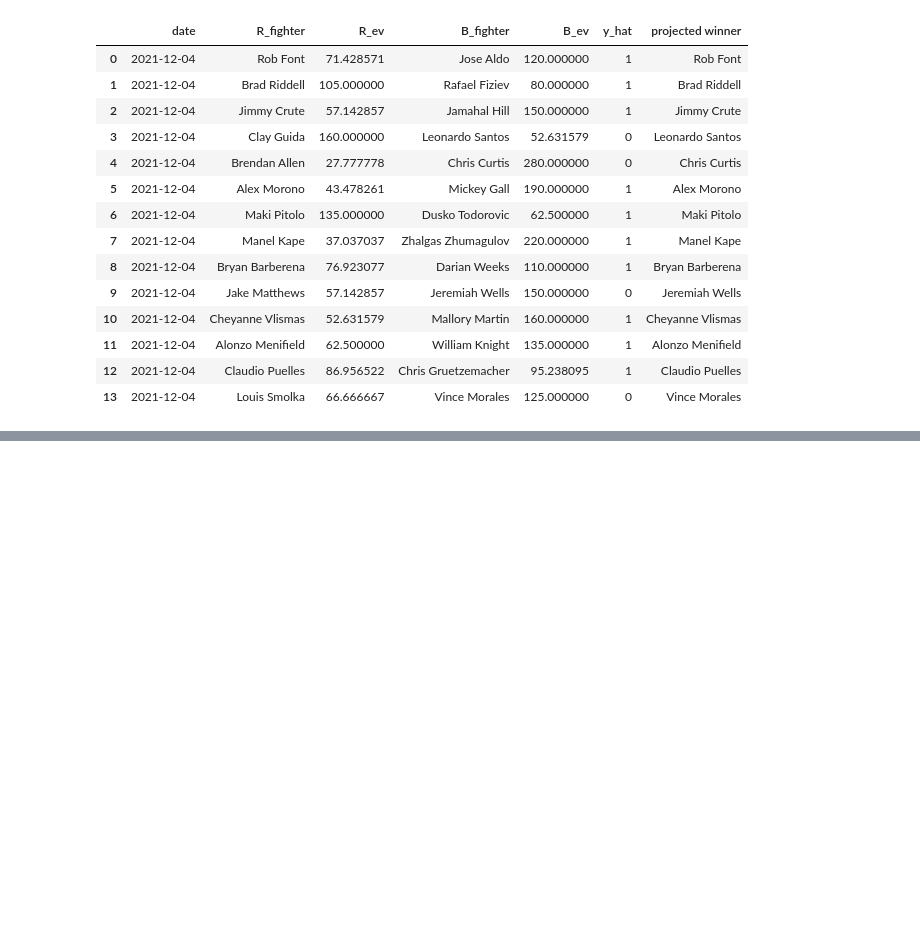
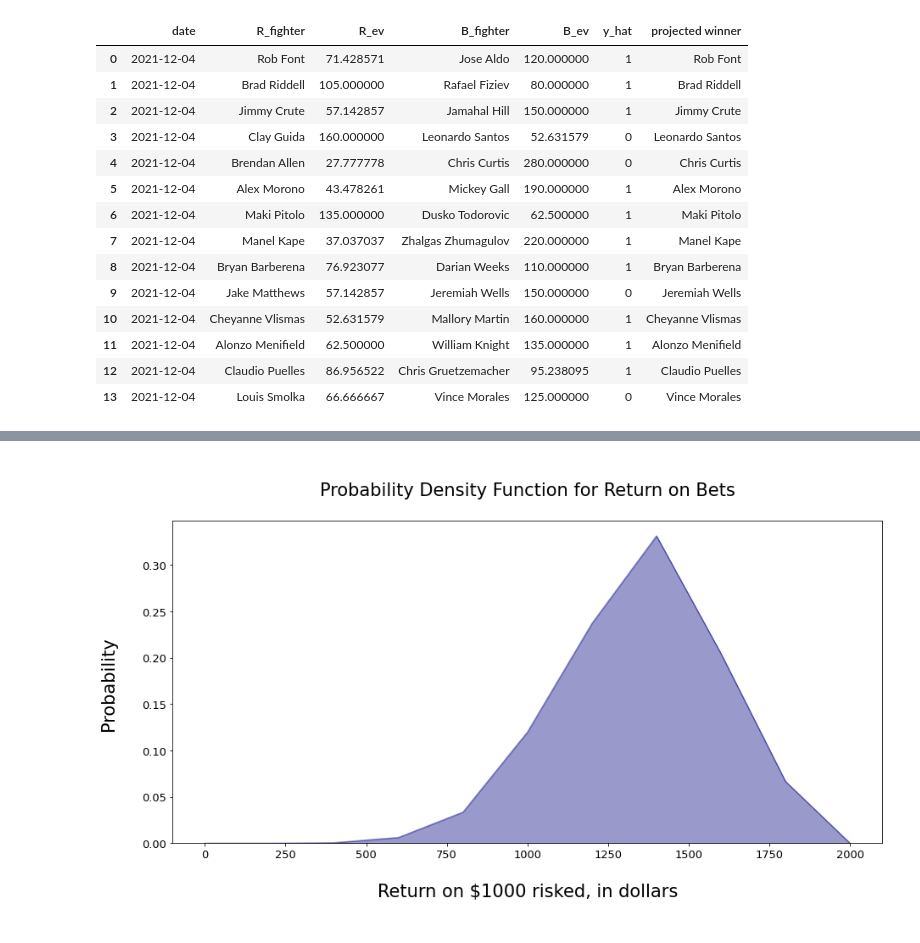
Before and after one commit to andrewritchie05/ufc-prediction-senstivity-analysis, a Jupyter notebook: UFC Fight Predicition - Outcome Sensitivity Analysis.ipynb, the cells around one changed output, grey strips where cells are left out. Drawn from its saved outputs; the diff is of its cells as text; code cells hidden in the pictures; blank space fills up the shorter version.

```diff
--- a/UFC Fight Predicition - Outcome Sensitivity Analysis.ipynb
+++ b/UFC Fight Predicition - Outcome Sensitivity Analysis.ipynb
@@ -166,0 +173,40 @@ HTML_cmds
+# %%
+# calculate and plot the probability mass function (pmf)
+
+# set the dollar ranges for the pmf
+r = 200
+
+pmf_df = pd.DataFrame()
+prob_list = []
+range_list = []
+
+max_win = np.max(x_df['outcome'])
+
+d = 0
+
+while d <= max_win+r:
+    temp_prob = np.sum(x_df[(x_df['outcome'] >= (d)) &(x_df['outcome'] < (d+r))]['probability'])
+    prob_list.append(temp_prob)
+    range_list.append(d)
+    d+=r
+
+pmf_df['outcome'] = range_list
+pmf_df['probability'] = prob_list
+
+ax3 = pmf_df.plot(kind='area',
+                  alpha=0.4,
+                  x='outcome',
+                  y='probability',
+                  colormap='jet',
+                  fontsize=f2,
+                  figsize=fig1,
+                  #grid=True,
+                  legend=False)
+
+ax3.set_title('\nProbability Density Function for Return on Bets\n',fontsize=f1)
+ax3.set_xlabel("\nReturn on ${0} risked, in dollars\n".format(amt), fontsize=f1)
+ax3.set_ylabel('Probability \n', fontsize=f1)
+
+HTML_cmds
+# %% [output]
+[figure, added]
```
Also changed, not shown: parts of 4 cells of this notebook, 1 other file.
